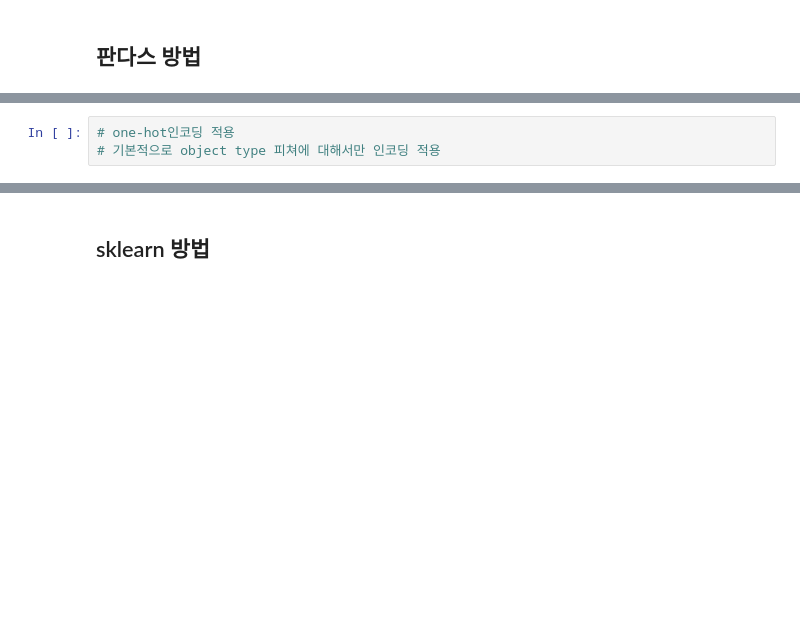
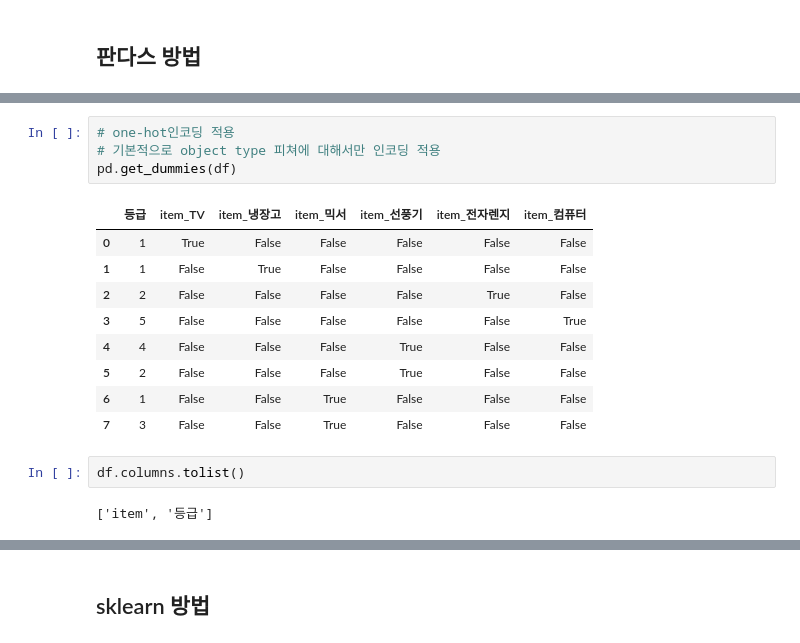
Before and after one commit to yejuPark/ML, a Jupyter notebook: class/1일차/1.머신러닝/01.전처리/3-1.인코딩.ipynb, the cells around one changed output, grey strips where cells are left out. Cells and saved outputs as stored; diff of their text form; blank space fills up the shorter version.

```diff
--- a/class/1일차/1.머신러닝/01.전처리/3-1.인코딩.ipynb
+++ b/class/1일차/1.머신러닝/01.전처리/3-1.인코딩.ipynb
@@ -141,6 +163,21 @@ df
 # %%
 # one-hot인코딩 적용
 # 기본적으로 object type 피쳐에 대해서만 인코딩 적용
+pd.get_dummies(df)
+# %% [output]
+|  | 등급 | item_TV | item_냉장고 | item_믹서 | item_선풍기 | item_전자렌지 | item_컴퓨터 |
+| 0 | 1 | True | False | False | False | False | False |
+| 1 | 1 | False | True | False | False | False | False |
+| 2 | 2 | False | False | False | False | True | False |
+| 3 | 5 | False | False | False | False | False | True |
+| 4 | 4 | False | False | False | True | False | False |
+| 5 | 2 | False | False | False | True | False | False |
+| 6 | 1 | False | False | True | False | False | False |
+| 7 | 3 | False | False | True | False | False | False |
+# %%
+df.columns.tolist()
+# %% [output]
+['item', '등급']
 # %%
 onehot_cols = df.columns.tolist()
 dummy = pd.get_dummies(df,columns=onehot_cols) #적용하고 싶은 컬럼 지정
```
Also changed, not shown: parts of 32 cells of this notebook, 8 other files.
